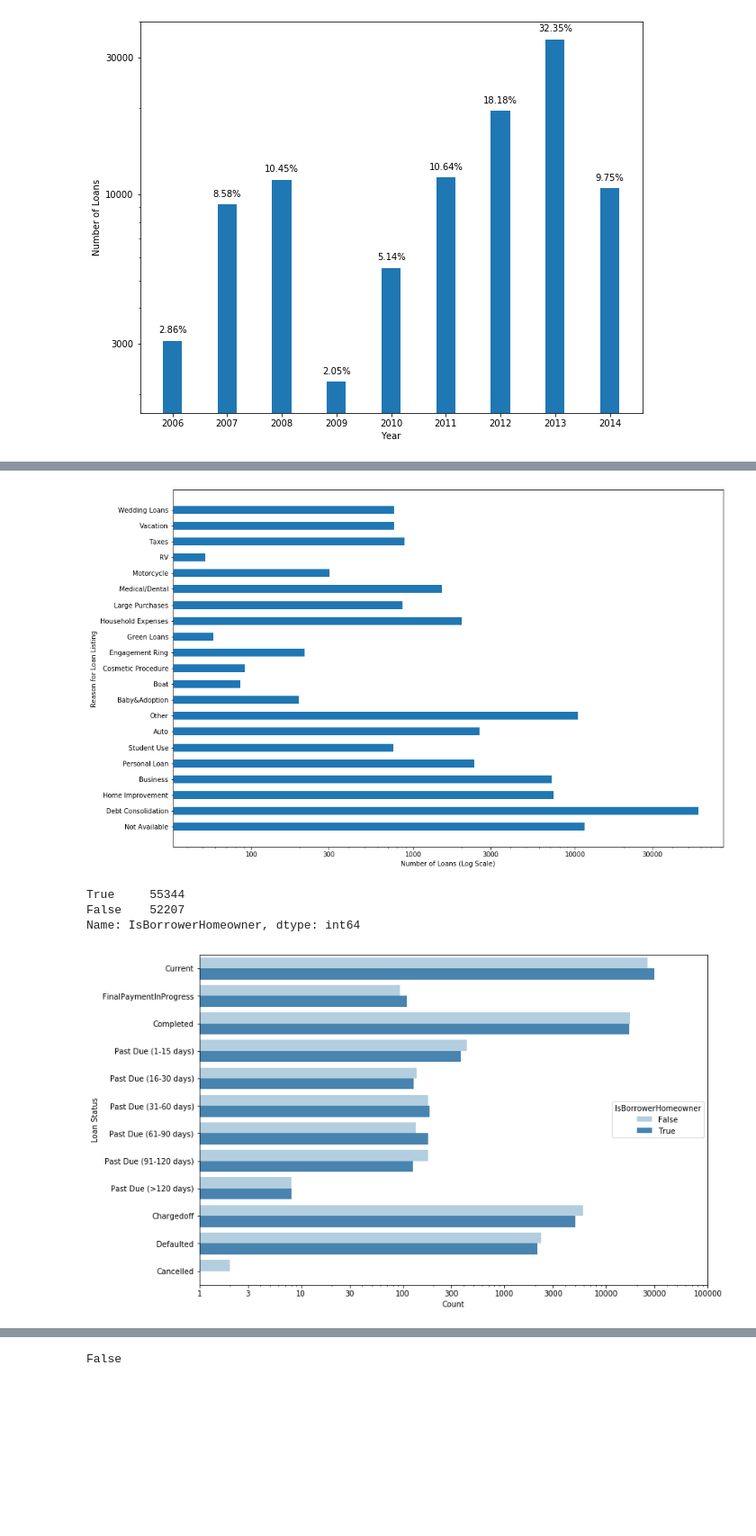
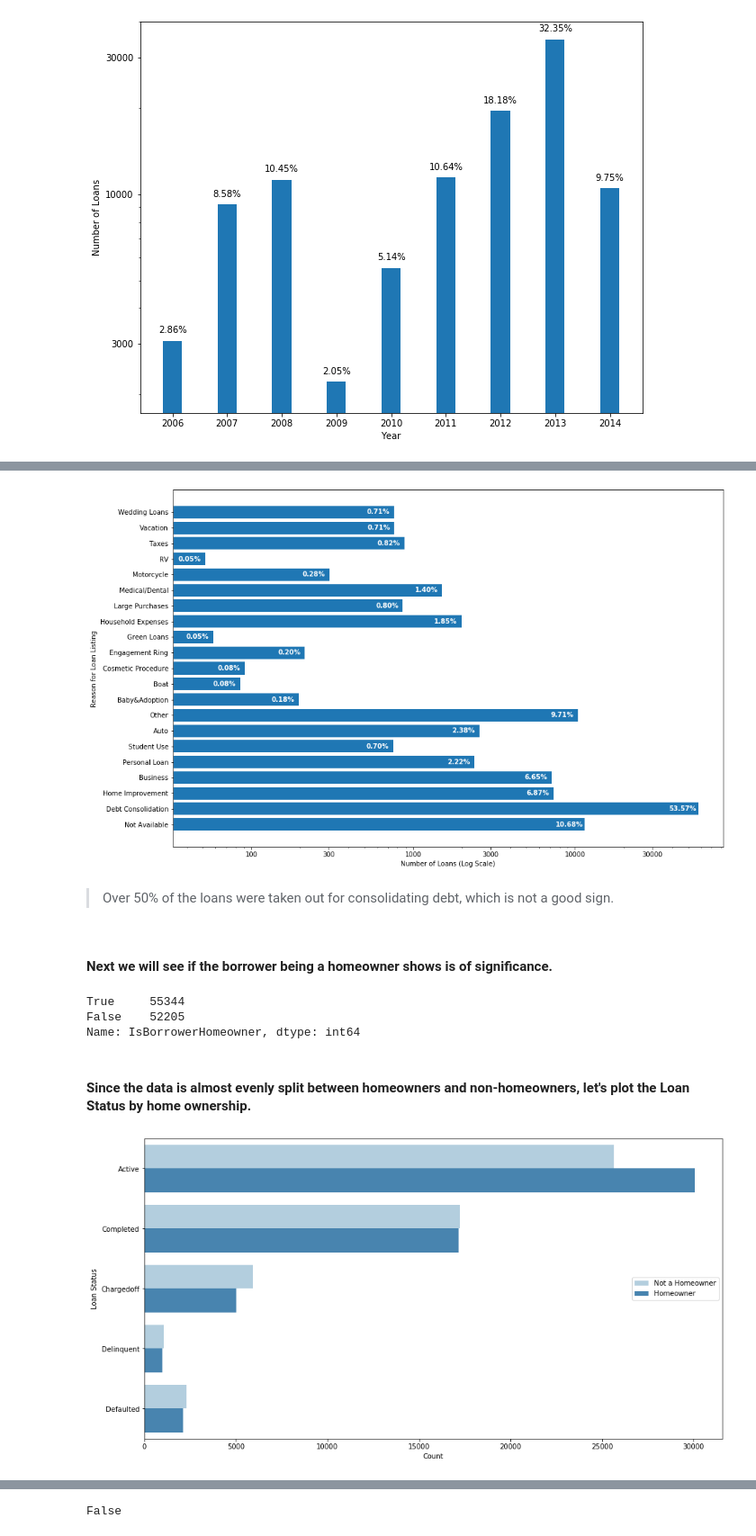
Before and after one commit to Dee-Dua/prosper-loans, a Jupyter notebook: exploration_template.ipynb, the cells around one changed output, grey strips where cells are left out. Shown at 90% size. Drawn from its saved outputs; the diff is of its cells as text; code cells hidden in the pictures; blank space fills up the shorter version.

Commit message:
Univariate Plots plus Bivariate plots
Plots for Loan Category, Credit Scores, Homeowner Status,
Verifiable Income, Loan Status by Credit Scores
Plot for Borrower Rate vs Credit Scores

```diff
--- a/exploration_template.ipynb
+++ b/exploration_template.ipynb
@@ -281,3 +283,0 @@ Plotting for days taken between listing of aloan and origination of a loan.
-# %%
-# Creating a new column to hold the number of days between listing of loan and origination of loan
-df['days_for_loan_origination'] = (df['LoanOriginationDate']- df['ListingCreationDate']).dt.days
@@ -298,0 +298,9 @@ plt.xlabel('Days for Loan Origination');
+# %%
+#Deleting loans with 'Cancelled' status
+df = df.drop(index=df[df['LoanStatus'] == 'Cancelled'].index)
+# %%
+df['loan_status_cond'] = 'Delinquent'
+df.loc[(df['LoanStatus'] == 'Current'), 'loan_status_cond'] = 'Active'
+df.loc[(df['LoanStatus'].isin(['FinalPaymentInProgress', 'Completed'])), 'loan_status_cond'] = 'Completed'
+df.loc[(df['LoanStatus'] == 'Chargedoff'), 'loan_status_cond'] = 'Chargedoff'
+df.loc[(df['LoanStatus'] == 'Defaulted'), 'loan_status_cond'] = 'Defaulted'
@@ -362,5 +460,5 @@ listingcategory_val = df.groupby(df['ListingCategory (numeric)'])['ListingNumber
 # %%
-width = 0.5
+width = 0.8
 fig = plt.figure(figsize=(15, 10))
 ax = fig.add_subplot()
 plt.xscale('log');
@@ -369,24 +467,39 @@ plt.xticks(x_ticks, x_ticks);
 plt.ylabel('Reason for Loan Listing');
 plt.xlabel('Number of Loans (Log Scale)');
 rects = ax.barh(listingcategory.values, listingcategory_val.values, width);
+
+texts = ['{:0.2f}%'.format(100*listingcategory_val.iloc[i]/total) for i in range(listingcategory_val.shape[0])]
+
+for rect, text in zip(rects, texts):
+    height = rect.get_height()
+    width = rect.get_width()
+    ax.text(width-width/5, rect.get_y()+rect.get_height()/2, text, color='white', fontweight='bold',
+            ha='center', va='center')
+
 plt.show()
 # %% [output]
-[figure, old version]
+[figure, new version]
+# %% [markdown]
+> Over 50% of the loans were taken out for consolidating debt, which is not a good sign.
+# %% [markdown]
+#### Next we will see if the borrower being a homeowner shows is of significance.
 # %%
 # Check if borrower is a home owner
 df.IsBorrowerHomeowner.value_counts()
 # %% [output]
 True     55344
-False    52207
+False    52205
 Name: IsBorrowerHomeowner, dtype: int64
+# %% [markdown]
+#### Since the data is almost evenly split between homeowners and non-homeowners, let's plot the Loan Status by home ownership.
 # %%
-# Since the data is almost evenly split between homeowners and non-homeowners, let's see the Loan Status for each of them.
-plt.figure(figsize=[12, 8]);
-ax = sb.countplot(data = df, y = 'LoanStatus', hue='IsBorrowerHomeowner', palette = 'Blues');
-plt.xscale('log');
-x_ticks = [1, 3, 10, 30, 100, 300, 1000, 3000, 10000, 30000, 100000]
-plt.xticks(x_ticks, x_ticks);
+plt.figure(figsize=[15, 8]);
+ax = sb.countplot(data = df, y = 'loan_status_cond', hue='IsBorrowerHomeowner', palette = 'Blues');
+#plt.xscale('log');
+#x_ticks = [1, 3, 10, 30, 100, 300, 1000, 3000, 10000, 30000, 100000]
+#plt.xticks(x_ticks, x_ticks);
 plt.xlabel('Count');
 plt.ylabel('Loan Status');
+plt.legend(['Not a Homeowner','Homeowner'], title='', loc='center right');
 # %% [output]
-[figure, old version]
+[figure, new version]
```
Also changed, not shown: parts of 88 cells of this notebook.
